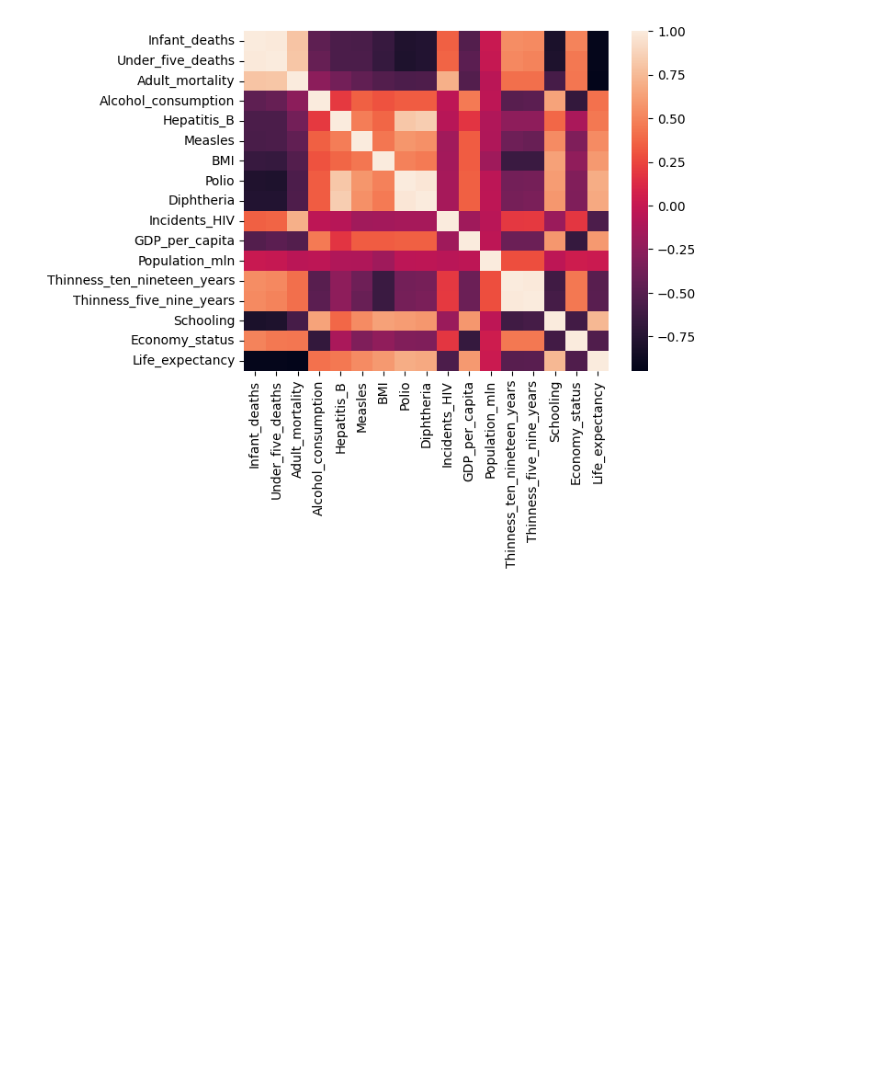
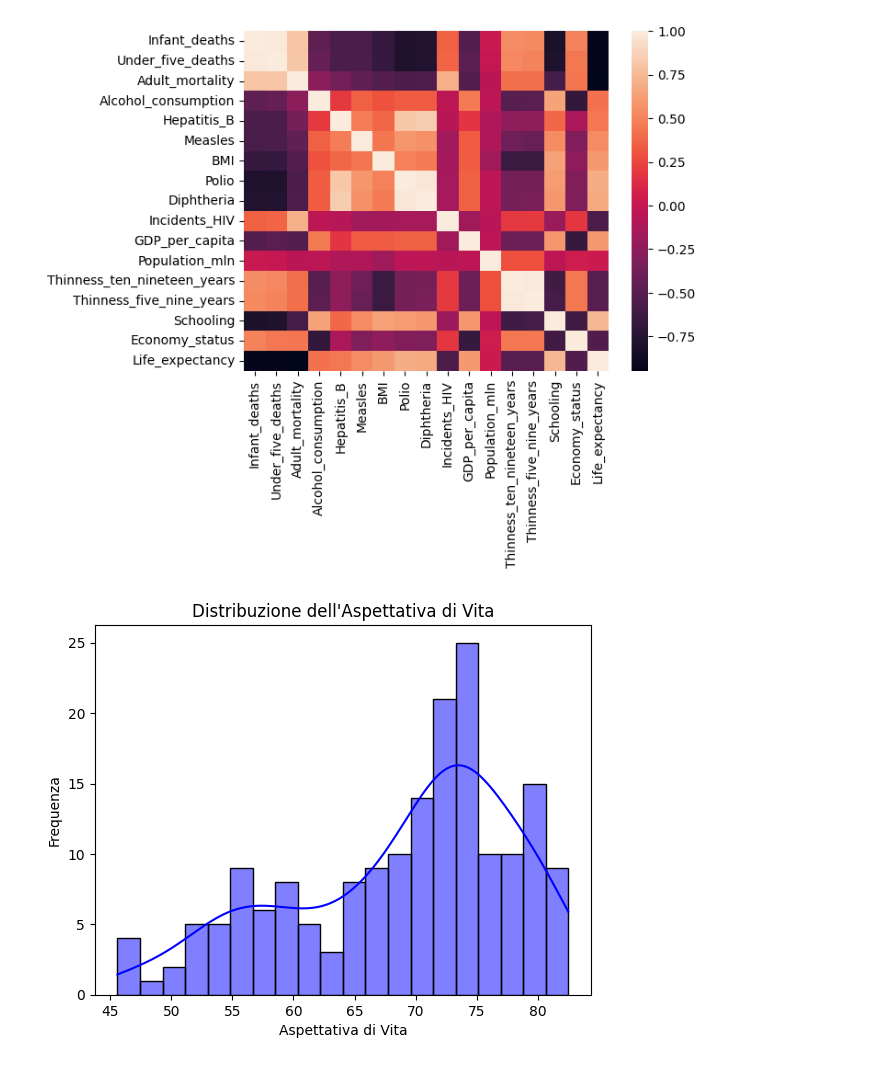
Before and after one commit to SkybunNataliia/Progetto-BigData, a Jupyter notebook: aspettativa_di_vita.ipynb, the cells around one changed output. Saved outputs shown, nothing was run; the diff lists cells and outputs as text; code cells hidden in the pictures; blank space fills up the shorter version.

Commit message:
Add Life Expectancy distribution

```diff
--- a/aspettativa_di_vita.ipynb
+++ b/aspettativa_di_vita.ipynb
@@ -187,3 +158,12 @@ sns.heatmap(df_numerico.corr())
 plt.show()
 # %% [output]
 [figure]
+# %%
+sns.histplot(data=df, x='Life_expectancy', kde=True, bins=20, color='blue')
+
+plt.title('Distribuzione dell\'Aspettativa di Vita')
+plt.xlabel('Aspettativa di Vita')
+plt.ylabel('Frequenza')
+plt.show()
+# %% [output]
+[figure, added]
```
Also changed, not shown: parts of 3 cells of this notebook.
